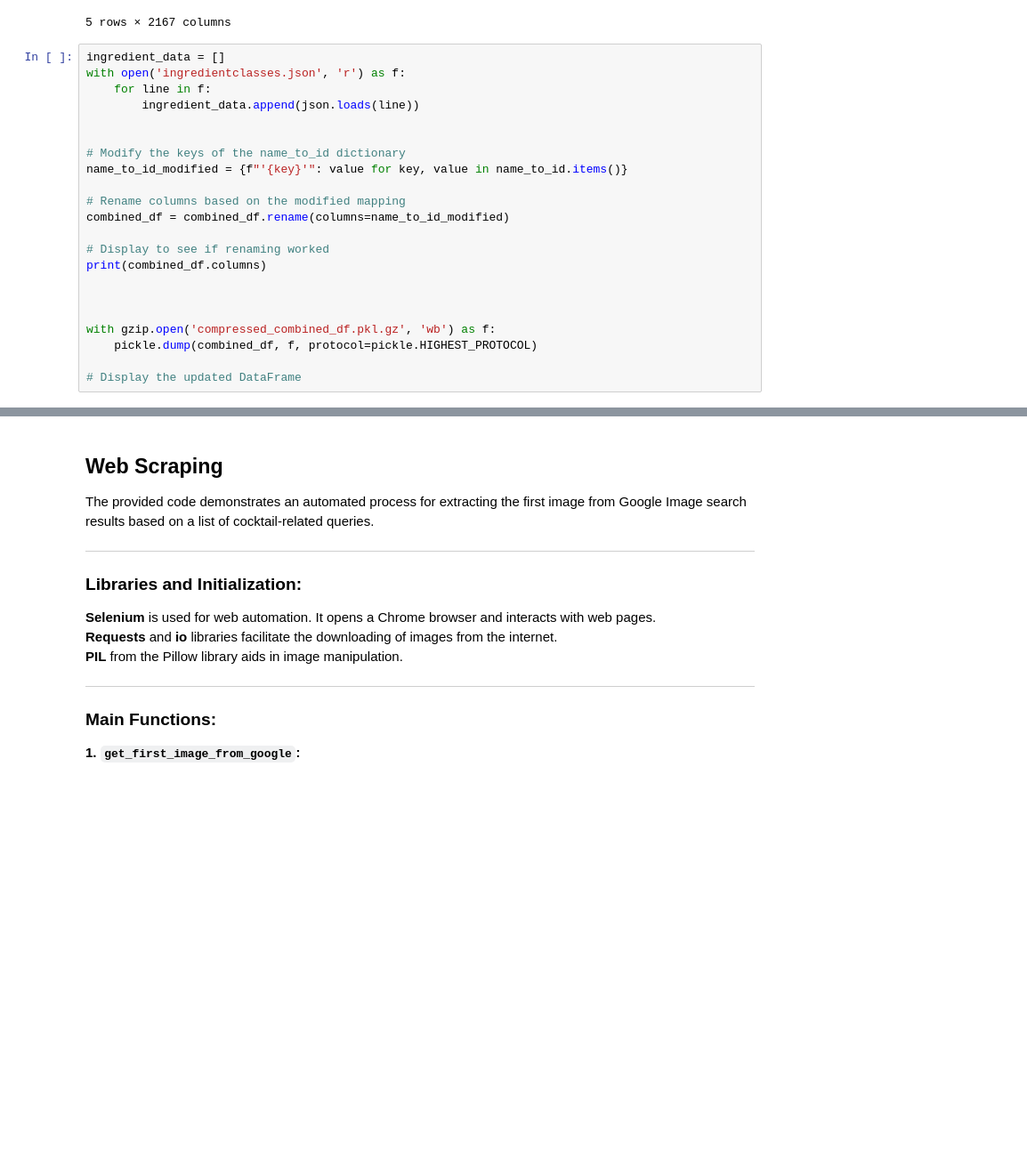
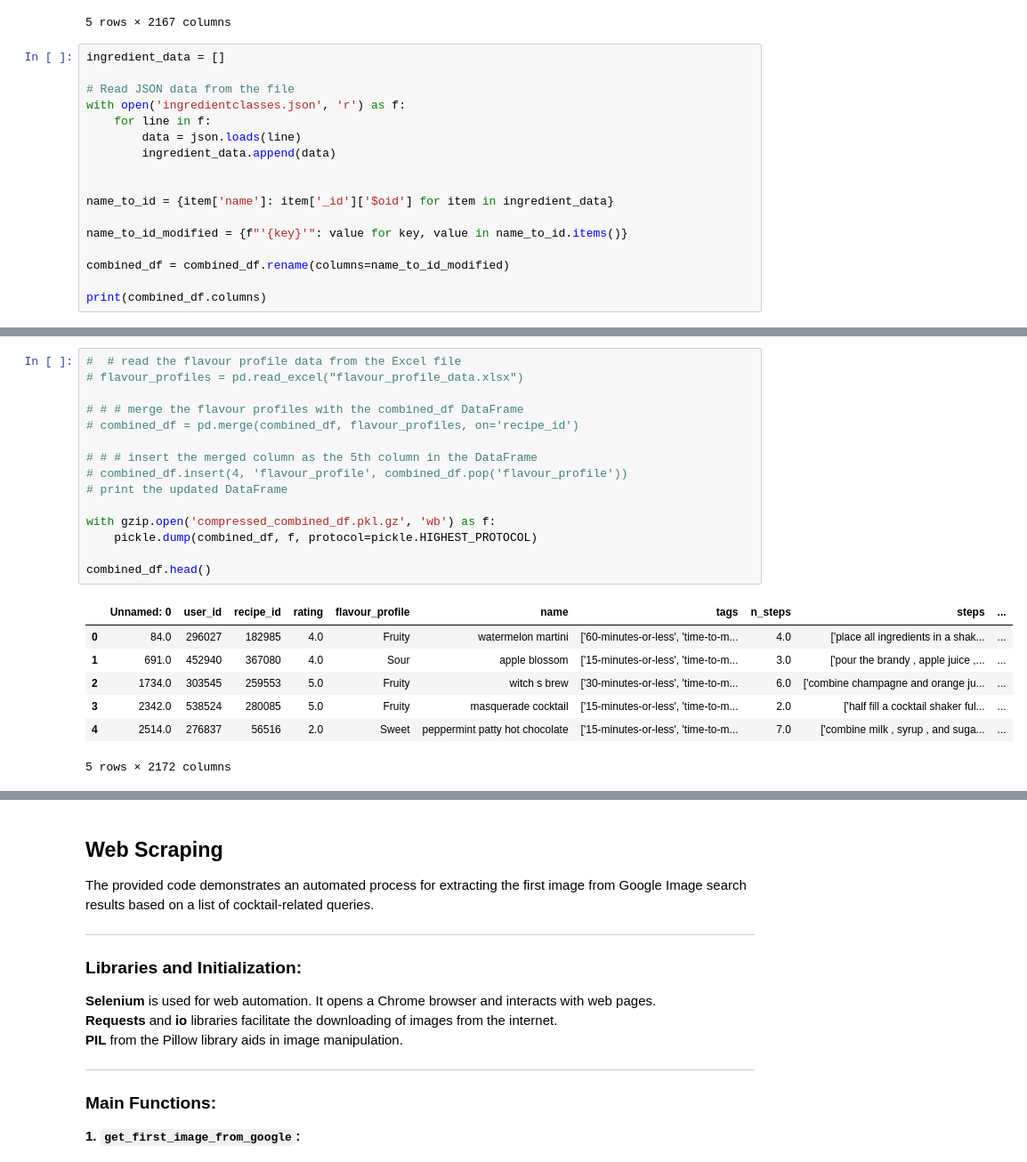
Before and after one commit to codyfp/mixomate-cocktail-recommender, a Jupyter notebook: modelGeneration/New Dataset.ipynb, the cells around one changed output, grey strips where cells are left out. Shown at 89% size. Saved outputs shown, nothing was run; the diff lists cells and outputs as text; blank space fills up the shorter version.

Commit message:
Added Flavour Profiles to Dataset
Added the flavour profiles to main dataset for model, updated function to account for profiles.

```diff
--- a/modelGeneration/New Dataset.ipynb
+++ b/modelGeneration/New Dataset.ipynb
@@ -233,24 +233,19 @@ combined_df.head()
 5 rows × 2167 columns
 # %%
 ingredient_data = []
+
+# Read JSON data from the file
 with open('ingredientclasses.json', 'r') as f:
     for line in f:
-        ingredient_data.append(json.loads(line))
+        data = json.loads(line)
+        ingredient_data.append(data)
 
 
-# Modify the keys of the name_to_id dictionary
+name_to_id = {item['name']: item['_id']['$oid'] for item in ingredient_data}
+
 name_to_id_modified = {f"'{key}'": value for key, value in name_to_id.items()}
 
-# Rename columns based on the modified mapping
 combined_df = combined_df.rename(columns=name_to_id_modified)
 
-# Display to see if renaming worked
 print(combined_df.columns)
-
-
-
-with gzip.open('compressed_combined_df.pkl.gz', 'wb') as f:
-    pickle.dump(combined_df, f, protocol=pickle.HIGHEST_PROTOCOL)
-
-# Display the updated DataFrame
 # %% [output]
@@ -320,3 +261,26 @@ Index(['Unnamed: 0', 'user_id', 'recipe_id', 'rating', 'name', 'tags',
+# %%
+#  # read the flavour profile data from the Excel file
+# flavour_profiles = pd.read_excel("flavour_profile_data.xlsx")
+
+# # # merge the flavour profiles with the combined_df DataFrame
+# combined_df = pd.merge(combined_df, flavour_profiles, on='recipe_id')
+
+# # # insert the merged column as the 5th column in the DataFrame
+# combined_df.insert(4, 'flavour_profile', combined_df.pop('flavour_profile'))
+# print the updated DataFrame
+
+with gzip.open('compressed_combined_df.pkl.gz', 'wb') as f:
+    pickle.dump(combined_df, f, protocol=pickle.HIGHEST_PROTOCOL)
+
+combined_df.head()
+# %% [output]
+|  | Unnamed: 0 | user_id | recipe_id | rating | flavour_profile | name | tags | n_steps | steps | ... |
+| 0 | 84.0 | 296027 | 182985 | 4.0 | Fruity | watermelon martini | ['60-minutes-or-less', 'time-to-m... | 4.0 | ['place all ingredients in a shak... | ... |
+| 1 | 691.0 | 452940 | 367080 | 4.0 | Sour | apple blossom | ['15-minutes-or-less', 'time-to-m... | 3.0 | ['pour the brandy , apple juice ,... | ... |
+| 2 | 1734.0 | 303545 | 259553 | 5.0 | Fruity | witch s brew | ['30-minutes-or-less', 'time-to-m... | 6.0 | ['combine champagne and orange ju... | ... |
+| 3 | 2342.0 | 538524 | 280085 | 5.0 | Fruity | masquerade cocktail | ['15-minutes-or-less', 'time-to-m... | 2.0 | ['half fill a cocktail shaker ful... | ... |
+| 4 | 2514.0 | 276837 | 56516 | 2.0 | Sweet | peppermint patty hot chocolate | ['15-minutes-or-less', 'time-to-m... | 7.0 | ['combine milk , syrup , and suga... | ... |
+5 rows × 2172 columns
 # %%
 
 
```
Also changed, not shown: parts of 4 cells of this notebook, 2 other files.
